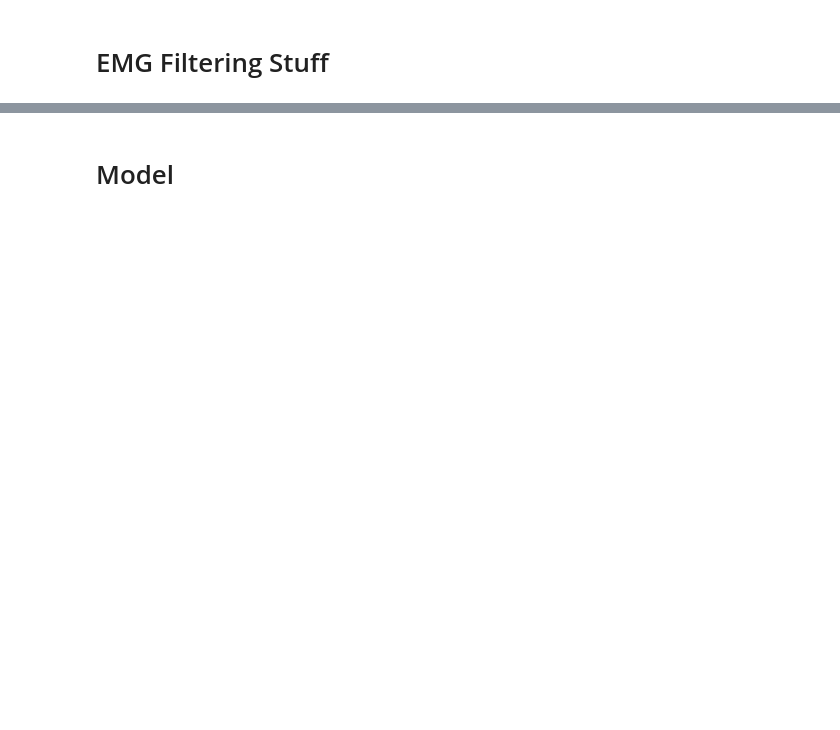
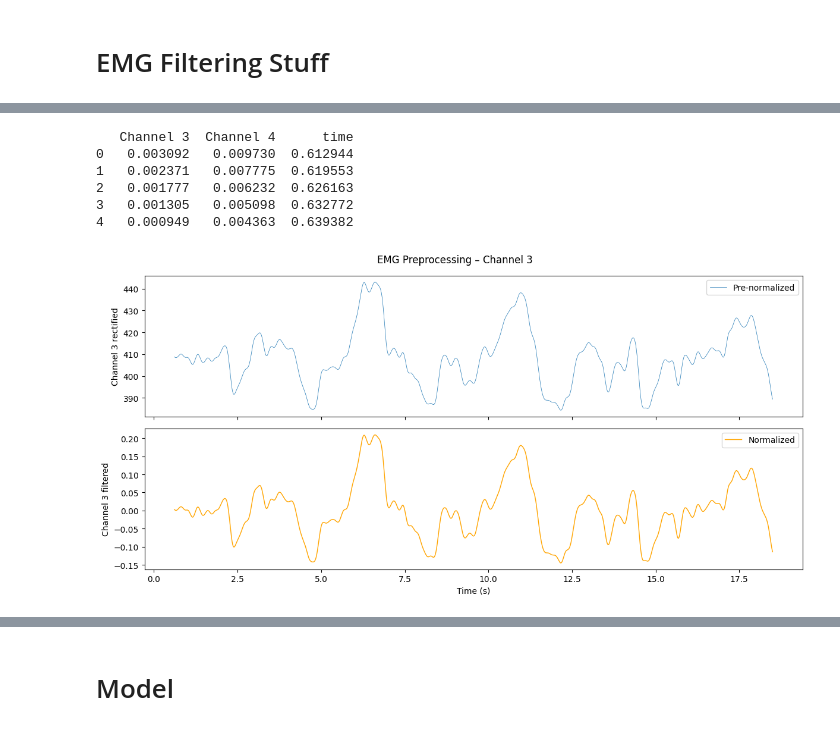
Before and after one commit to hayyazul/BCI-Data-Processing, a Jupyter notebook: bci_data_analysis.ipynb, the cells around one changed output, grey strips where cells are left out. Cells and saved outputs as stored; diff of their text form; code cells hidden in the pictures; blank space fills up the shorter version.

```diff
--- a/bci_data_analysis.ipynb
+++ b/bci_data_analysis.ipynb
@@ -636 +791,28 @@ plt.show()
+# %%
+emg_cols = [ch for ch in emg_normalized.columns if ch != 'time']
+emg_normalized = emg_filtered.copy()
+emg_normalized[emg_cols] = (emg_filtered[emg_cols] - emg_filtered[emg_cols].mean()) / emg_filtered[emg_cols].var()
+
+print(emg_normalized.head())
+ch = active_channels[0]  # plot first active channel
+fig, ax = plt.subplots(2, 1, sharex=True, figsize=(12, 6))
+ax[0].plot(emg_time_trimmed, emg_filtered[ch], linewidth=0.5, label='Pre-normalized')
+ax[0].set_ylabel(f'{ch} rectified')
+ax[0].legend()
+
+ax[1].plot(emg_time_trimmed, emg_normalized[ch], linewidth=1.0, color='orange', label='Normalized')
+ax[1].set_ylabel(f'{ch} filtered')
+ax[1].set_xlabel('Time (s)')
+ax[1].legend()
+plt.suptitle(f'EMG Preprocessing – {ch}')
+plt.tight_layout()
+plt.show()
+# %% [output]
+   Channel 3  Channel 4      time
+0   0.003092   0.009730  0.612944
+1   0.002371   0.007775  0.619553
+2   0.001777   0.006232  0.626163
+3   0.001305   0.005098  0.632772
+4   0.000949   0.004363  0.639382
+[figure, added]
 # %%
```
Also changed, not shown: parts of 24 cells of this notebook.
